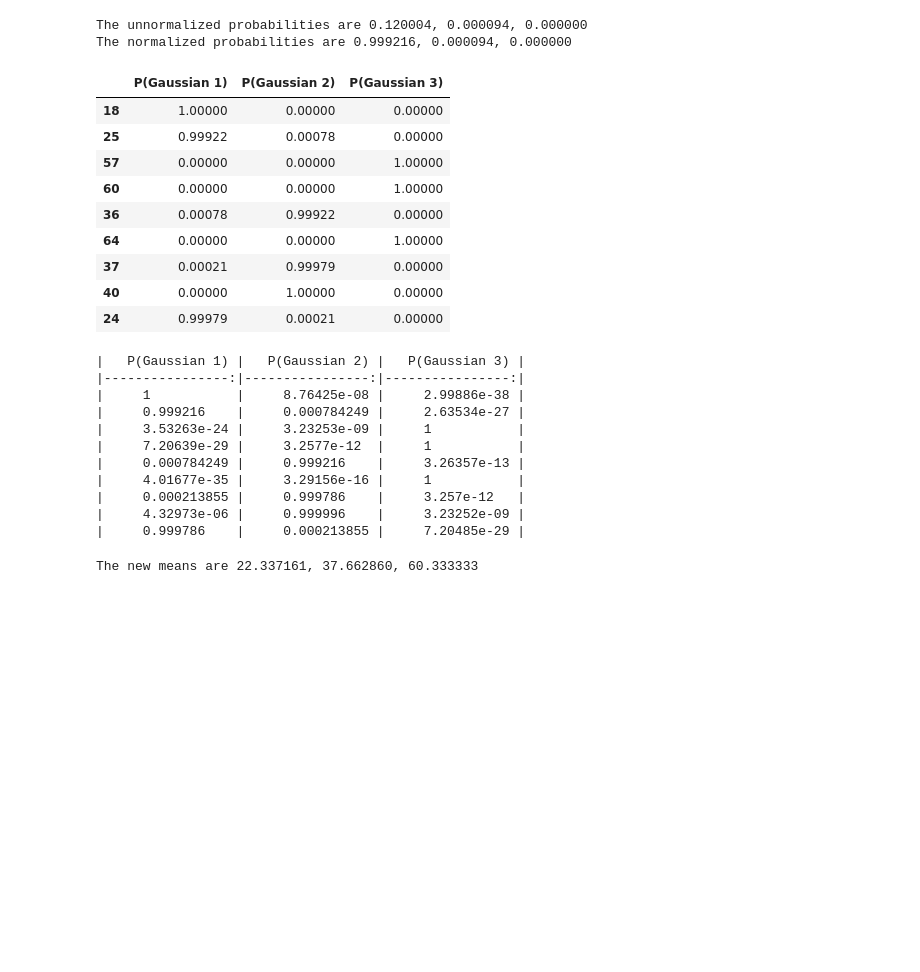
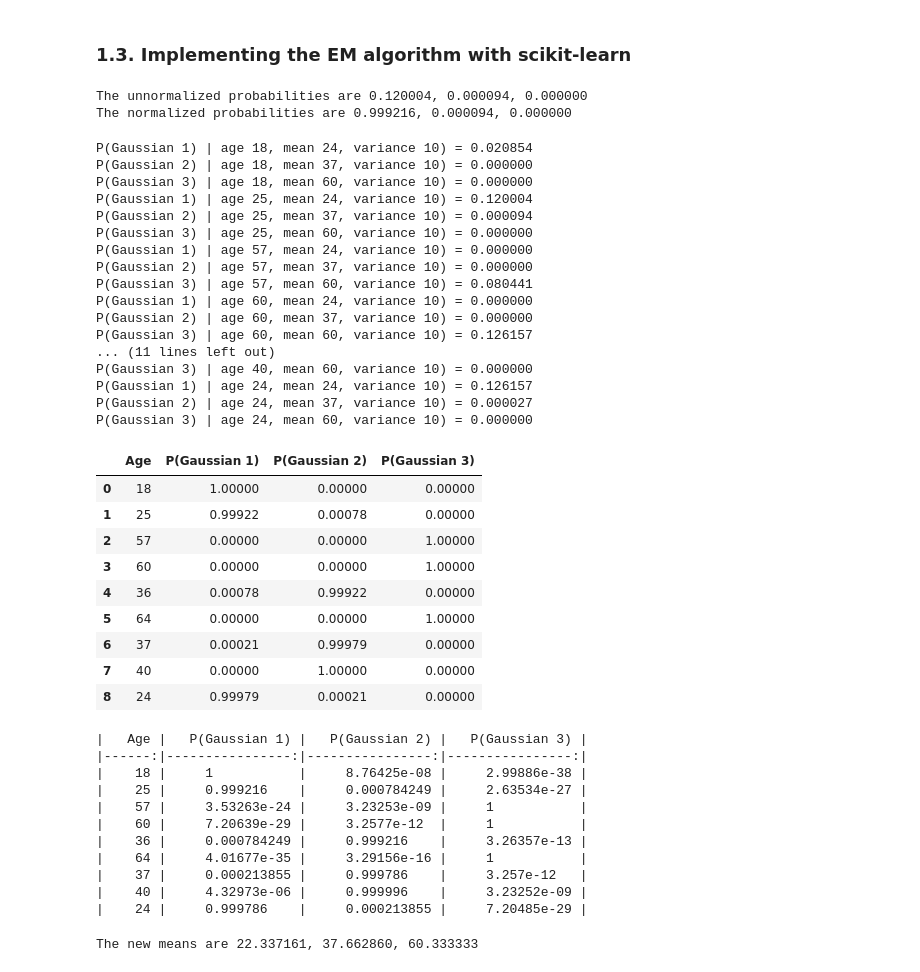
Before and after one commit to tiroger/DS-concepts, a Jupyter notebook: ml_algorithms/Gaussian_Mixture_Models.ipynb, the cells around one changed output. Drawn from its saved outputs; the diff is of its cells as text; code cells hidden in the pictures; blank space fills up the shorter version.

```diff
--- a/ml_algorithms/Gaussian_Mixture_Models.ipynb
+++ b/ml_algorithms/Gaussian_Mixture_Models.ipynb
@@ -160,3 +167,5 @@ We would repeat these two steps (expectation and maximization steps) until the p
+# %% [markdown]
+### 1.3. Implementing the EM algorithm with scikit-learn
 # %%
 import pandas as pd
 import numpy as np
@@ -195,46 +204,62 @@ print(f'The normalized probabilities are {p_gaussian1:0f}, {p_gaussian2:0f}, {p_
 The unnormalized probabilities are 0.120004, 0.000094, 0.000000
 The normalized probabilities are 0.999216, 0.000094, 0.000000
 # %%
-# We can repeat the same process for the other ages
 results_dict = {}
-
+gaussian_components = [1, 2, 3]
 for age in ages:
-    for mean in [mean_1, mean_2, mean_3]:
-        # print(f'P(age = {age} | mean = {mean}) = {gaussian(age, mean, variance_1):0.2f}')
-        results_dict[age] = [gaussian(age, mean, variance_1) for mean in [mean_1, mean_2, mean_3]]
+    for mu, var in zip([mean_1, mean_2, mean_3], [variance_1, variance_2, variance_3]):
+        # Getting the index of the mean
+        idx = [mean_1, mean_2, mean_3].index(mu)
+        print(f'P(Gaussian {idx + 1}) | age {age}, mean {mu}, variance {var}) = {gaussian(age, mu, var):0f}')
+        results_dict[age] = [gaussian(age, mu, var) for mu in [mean_1, mean_2, mean_3]]
         # Normalize the probabilities
         results_dict[age] = results_dict[age] / np.sum(results_dict[age])
 
-results_dict
-
 # Convert the dictionary to a dataframe
-results_df = pd.DataFrame(results_dict).T.rename(columns={0: 'P(Gaussian 1)', 1: 'P(Gaussian 2)', 2: 'P(Gaussian 3)'})
+results_df = pd.DataFrame(results_dict).T.rename(columns={0: 'P(Gaussian 1)', 1: 'P(Gaussian 2)', 2: 'P(Gaussian 3)'}).reset_index().rename(columns={'index': 'Age'})
 results_df
 # %% [output]
+P(Gaussian 1) | age 18, mean 24, variance 10) = 0.020854
+P(Gaussian 2) | age 18, mean 37, variance 10) = 0.000000
+P(Gaussian 3) | age 18, mean 60, variance 10) = 0.000000
+P(Gaussian 1) | age 25, mean 24, variance 10) = 0.120004
+P(Gaussian 2) | age 25, mean 37, variance 10) = 0.000094
+P(Gaussian 3) | age 25, mean 60, variance 10) = 0.000000
+P(Gaussian 1) | age 57, mean 24, variance 10) = 0.000000
+P(Gaussian 2) | age 57, mean 37, variance 10) = 0.000000
+P(Gaussian 3) | age 57, mean 60, variance 10) = 0.080441
+P(Gaussian 1) | age 60, mean 24, variance 10) = 0.000000
+P(Gaussian 2) | age 60, mean 37, variance 10) = 0.000000
+P(Gaussian 3) | age 60, mean 60, variance 10) = 0.126157
+... (11 lines left out)
+P(Gaussian 3) | age 40, mean 60, variance 10) = 0.000000
+P(Gaussian 1) | age 24, mean 24, variance 10) = 0.126157
+P(Gaussian 2) | age 24, mean 37, variance 10) = 0.000027
+P(Gaussian 3) | age 24, mean 60, variance 10) = 0.000000
-|  | P(Gaussian 1) | P(Gaussian 2) | P(Gaussian 3) |
-| 18 | 1.00000 | 0.00000 | 0.00000 |
-| 25 | 0.99922 | 0.00078 | 0.00000 |
-| 57 | 0.00000 | 0.00000 | 1.00000 |
-| 60 | 0.00000 | 0.00000 | 1.00000 |
-| 36 | 0.00078 | 0.99922 | 0.00000 |
-| 64 | 0.00000 | 0.00000 | 1.00000 |
-| 37 | 0.00021 | 0.99979 | 0.00000 |
-| 40 | 0.00000 | 1.00000 | 0.00000 |
-| 24 | 0.99979 | 0.00021 | 0.00000 |
+|  | Age | P(Gaussian 1) | P(Gaussian 2) | P(Gaussian 3) |
+| 0 | 18 | 1.00000 | 0.00000 | 0.00000 |
+| 1 | 25 | 0.99922 | 0.00078 | 0.00000 |
+| 2 | 57 | 0.00000 | 0.00000 | 1.00000 |
+| 3 | 60 | 0.00000 | 0.00000 | 1.00000 |
+| 4 | 36 | 0.00078 | 0.99922 | 0.00000 |
+| 5 | 64 | 0.00000 | 0.00000 | 1.00000 |
+| 6 | 37 | 0.00021 | 0.99979 | 0.00000 |
+| 7 | 40 | 0.00000 | 1.00000 | 0.00000 |
+| 8 | 24 | 0.99979 | 0.00021 | 0.00000 |
 # %%
 print(results_df.to_markdown(index=False))
 # %% [output]
-|   P(Gaussian 1) |   P(Gaussian 2) |   P(Gaussian 3) |
-|----------------:|----------------:|----------------:|
-|     1           |     8.76425e-08 |     2.99886e-38 |
-|     0.999216    |     0.000784249 |     2.63534e-27 |
-|     3.53263e-24 |     3.23253e-09 |     1           |
-|     7.20639e-29 |     3.2577e-12  |     1           |
-|     0.000784249 |     0.999216    |     3.26357e-13 |
-|     4.01677e-35 |     3.29156e-16 |     1           |
-|     0.000213855 |     0.999786    |     3.257e-12   |
-|     4.32973e-06 |     0.999996    |     3.23252e-09 |
-|     0.999786    |     0.000213855 |     7.20485e-29 |
+|   Age |   P(Gaussian 1) |   P(Gaussian 2) |   P(Gaussian 3) |
+|------:|----------------:|----------------:|----------------:|
+|    18 |     1           |     8.76425e-08 |     2.99886e-38 |
+|    25 |     0.999216    |     0.000784249 |     2.63534e-27 |
+|    57 |     3.53263e-24 |     3.23253e-09 |     1           |
+|    60 |     7.20639e-29 |     3.2577e-12  |     1           |
+|    36 |     0.000784249 |     0.999216    |     3.26357e-13 |
+|    64 |     4.01677e-35 |     3.29156e-16 |     1           |
+|    37 |     0.000213855 |     0.999786    |     3.257e-12   |
+|    40 |     4.32973e-06 |     0.999996    |     3.23252e-09 |
+|    24 |     0.999786    |     0.000213855 |     7.20485e-29 |
 # %%
 # Now that we have the probabilities, we can use them to update our prior parameters, i.e. the means and variances
 # New Mean 1 ≈ Σ(P(Gaussian 1 | Age i) * Age i) / Σ(P(Gaussian 1 | Age i))
```
Also changed, not shown: parts of 8 cells of this notebook.
